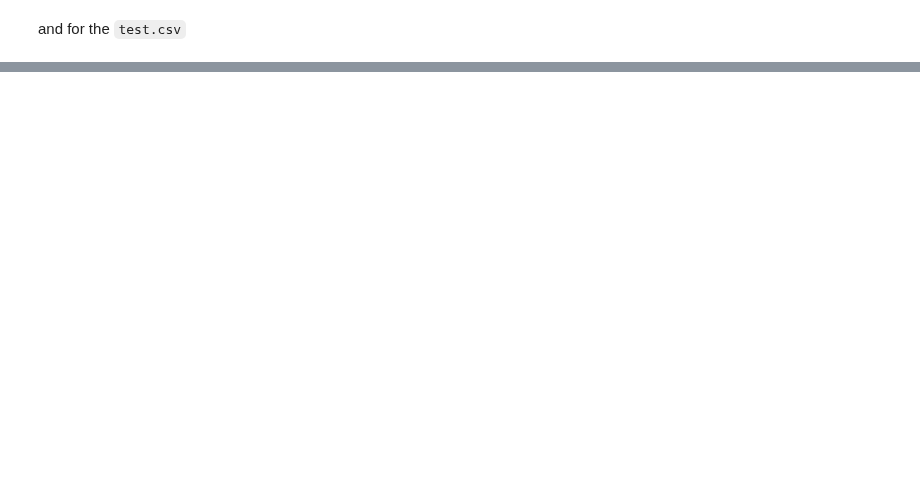
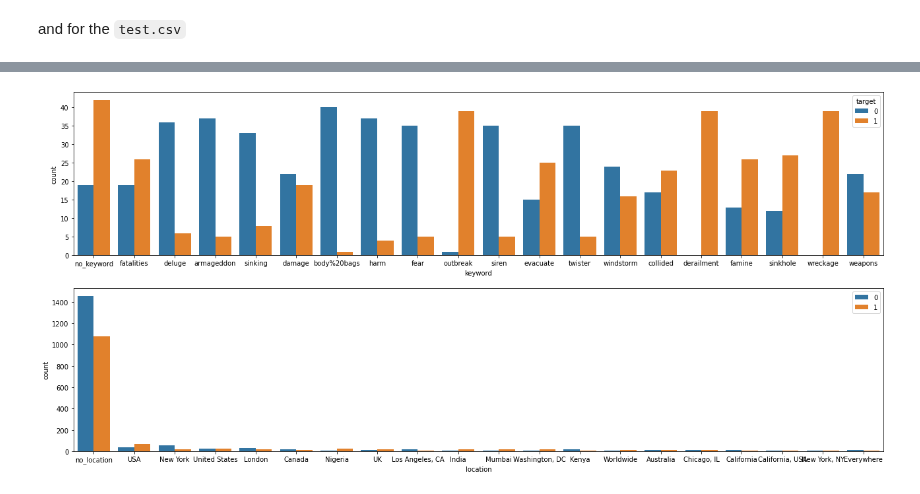
Before and after one commit to NhanDoV/All-of-my-projects., a Jupyter notebook: Project2. ? NLP with Disaster Tweets, Kaggle/eda-and-pre-processing-nlp.ipynb, the cells around one changed output, grey strips where cells are left out. Saved outputs shown, nothing was run; the diff lists cells and outputs as text; code cells hidden in the pictures; blank space fills up the shorter version.

```diff
--- a/Project2. ? NLP with Disaster Tweets, Kaggle/eda-and-pre-processing-nlp.ipynb
+++ b/Project2. ? NLP with Disaster Tweets, Kaggle/eda-and-pre-processing-nlp.ipynb
@@ -286,24 +95,0 @@ plt.show()
-# %%
-## Real disaster; class 1
-plt.figure(figsize = (10,5))
-corpus = create_corpus(1)
-dic = defaultdict(int)
-special = string.punctuation
-for i in (corpus):
-    if i in special:
-        dic[i]+= 1
-x,y = zip(*dic.items())
-plt.bar(x, y)
-
-## For class 0.
-plt.figure(figsize = (10,5))
-corpus = create_corpus(0)
-dic = defaultdict(int)
-import string
-special = string.punctuation
-for i in (corpus):
-    if i in special:
-        dic[i]+= 1
-
-x, y = zip(*dic.items())
-plt.bar(x ,y, color = 'green')
@@ -314,11 +95,0 @@ plt.bar(x ,y, color = 'green')
-# %%
-counter = Counter(corpus)
-most = counter.most_common()
-x = []
-y = []
-for word,count in most[: 40] :
-    if (word not in stop) :
-        x.append(word)
-        y.append(count)
-plt.figure(figsize = (10,5))
-sns.barplot(x = y, y = x)
@@ -449,0 +151,12 @@ plt.show()
+# %%
+fig, ax = plt.subplots(2, 1, figsize = (22, 10))
+for k, x in enumerate(["keyword", "location"]):
+    sns.countplot(x = x,
+                  hue = "target",
+                  data = df_train,
+                  orient = "h",
+                  order = df_train[x].value_counts().iloc[:20].index,
+                  ax = ax[k])
+    plt.legend(loc=1)
+# %% [output]
+[figure, added]
```
Also changed, not shown: parts of 67 cells of this notebook.
